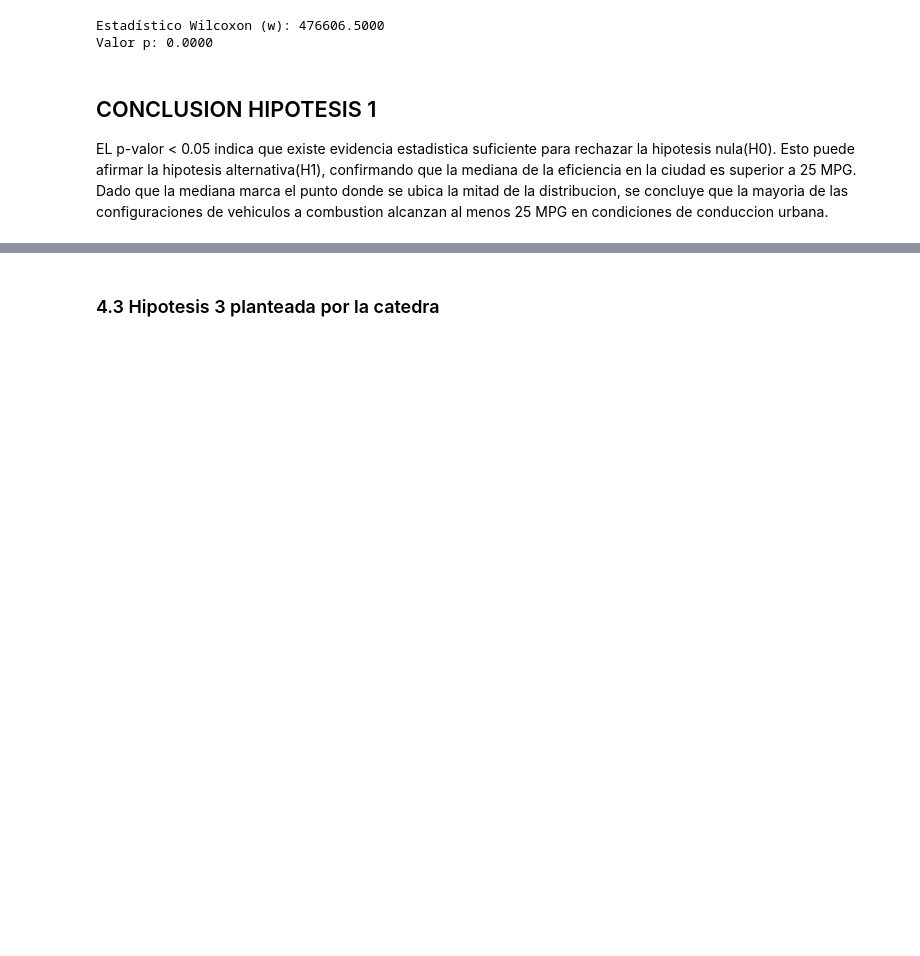
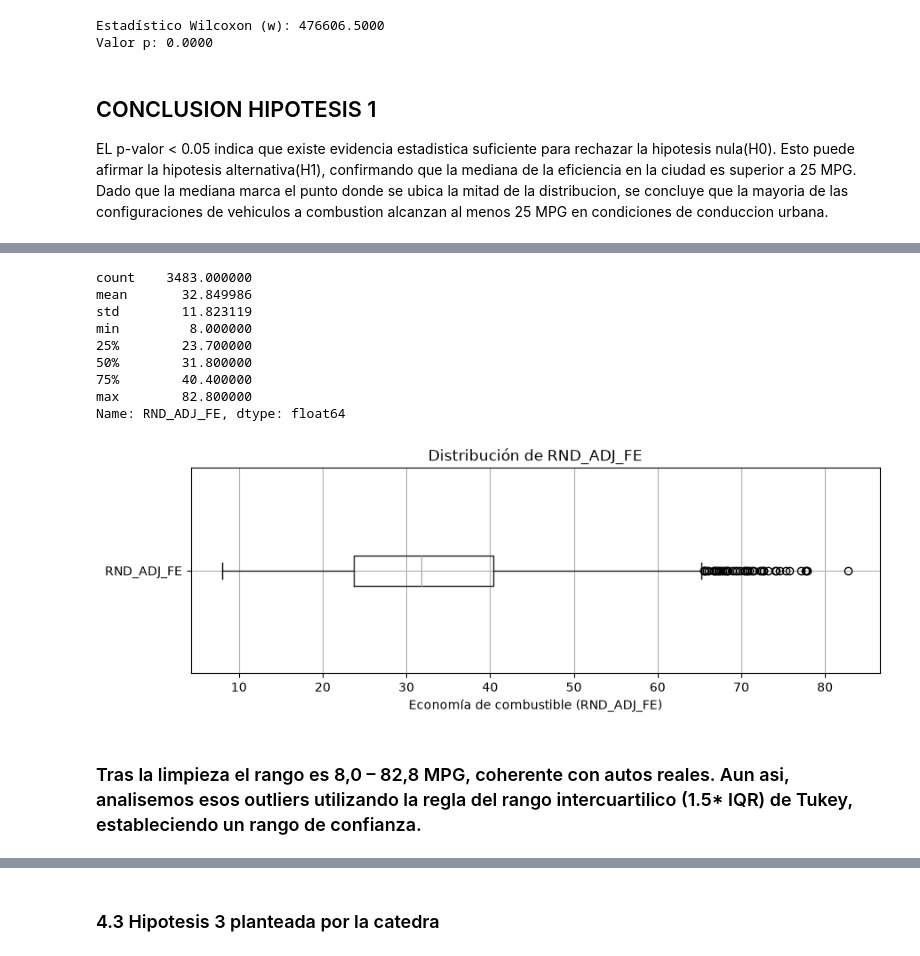
Before and after one commit to mdelrosariocoronado/tpe_fundamentos_2026, a Jupyter notebook: entrega.ipynb, the cells around one changed output, grey strips where cells are left out. Cells and saved outputs as stored; diff of their text form; code cells hidden in the pictures; blank space fills up the shorter version.

```diff
--- a/entrega.ipynb
+++ b/entrega.ipynb
@@ -521,0 +683,23 @@ EL p-valor < 0.05 indica que existe evidencia estadistica suficiente para rechaz
+# %%
+hi_bi_catedra = hi_bi_catedra[hi_bi_catedra["RND_ADJ_FE"] <= 4000]
+
+print(hi_bi_catedra["RND_ADJ_FE"].describe())
+
+hi_bi_catedra.boxplot(column="RND_ADJ_FE", vert=False, figsize=(10, 3))
+
+plt.title("Distribución de RND_ADJ_FE")
+plt.xlabel("Economía de combustible (RND_ADJ_FE)")
+plt.show()
+# %% [output]
+count    3483.000000
+mean       32.849986
+std        11.823119
+min         8.000000
+25%        23.700000
+50%        31.800000
+75%        40.400000
+max        82.800000
+Name: RND_ADJ_FE, dtype: float64
+[figure, added]
+# %% [markdown]
+### Tras la limpieza el rango es 8,0 – 82,8 MPG, coherente con autos reales. Aun asi, analisemos esos outliers utilizando la regla del rango intercuartilico (1.5* IQR) de Tukey, estableciendo un rango de confianza.
```
Also changed, not shown: parts of 87 cells of this notebook.
